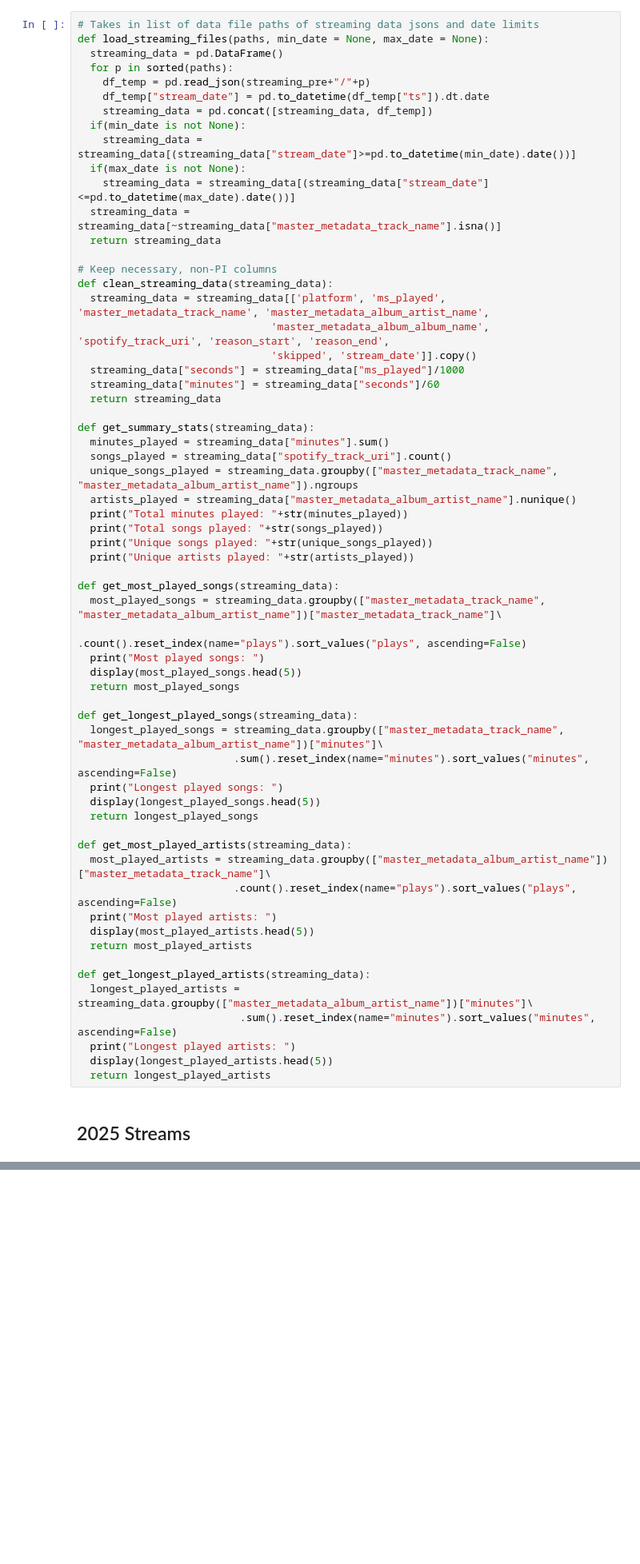
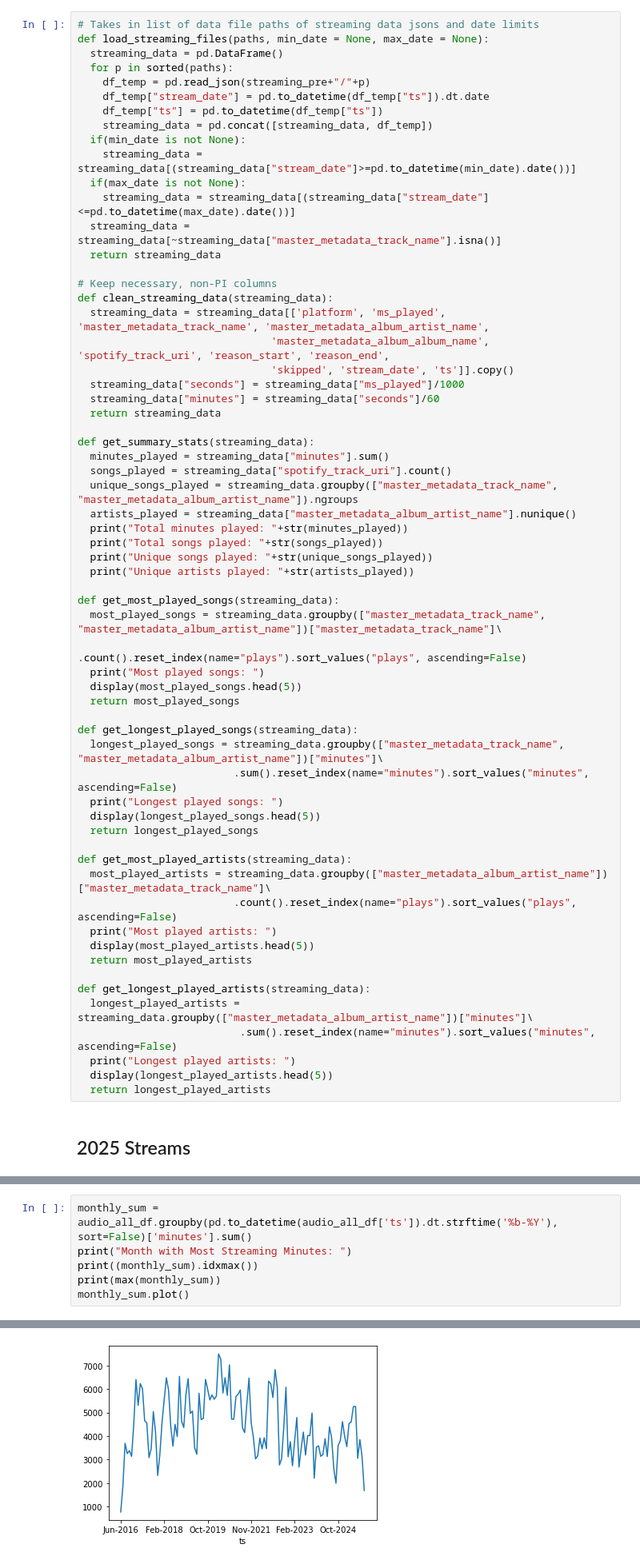
Before and after one commit to charlotte-verity/My-Spotify-Analysis, a Jupyter notebook: spotify_analysis.ipynb, the cells around one changed output, grey strips where cells are left out. Shown at 80% size. Drawn from its saved outputs; the diff is of its cells as text; blank space fills up the shorter version.

Commit message:
streaming minutes graph

```diff
--- a/spotify_analysis.ipynb
+++ b/spotify_analysis.ipynb
@@ -22,6 +23,7 @@ def load_streaming_files(paths, min_date = None, max_date = None):
   for p in sorted(paths):
     df_temp = pd.read_json(streaming_pre+"/"+p)
     df_temp["stream_date"] = pd.to_datetime(df_temp["ts"]).dt.date
+    df_temp["ts"] = pd.to_datetime(df_temp["ts"])
     streaming_data = pd.concat([streaming_data, df_temp])
   if(min_date is not None):
     streaming_data = streaming_data[(streaming_data["stream_date"]>=pd.to_datetime(min_date).date())]
@@ -34,7 +36,7 @@ def load_streaming_files(paths, min_date = None, max_date = None):
 def clean_streaming_data(streaming_data):
   streaming_data = streaming_data[['platform', 'ms_played', 'master_metadata_track_name', 'master_metadata_album_artist_name',
                                'master_metadata_album_album_name', 'spotify_track_uri', 'reason_start', 'reason_end',
-                               'skipped', 'stream_date']].copy()
+                               'skipped', 'stream_date', 'ts']].copy()
   streaming_data["seconds"] = streaming_data["ms_played"]/1000
   streaming_data["minutes"] = streaming_data["seconds"]/60
   return streaming_data
@@ -177,0 +182,7 @@ Longest played artists:
+# %%
+monthly_sum = audio_all_df.groupby(pd.to_datetime(audio_all_df['ts']).dt.strftime('%b-%Y'), sort=False)['minutes'].sum()
+print("Month with Most Streaming Minutes: ")
+print((monthly_sum).idxmax())
+print(max(monthly_sum))
+monthly_sum.plot()
+# %% [output]
@@ -177,0 +193 @@ Longest played artists:
+[figure, added]
```
Also changed, not shown: parts of 5 cells of this notebook.
